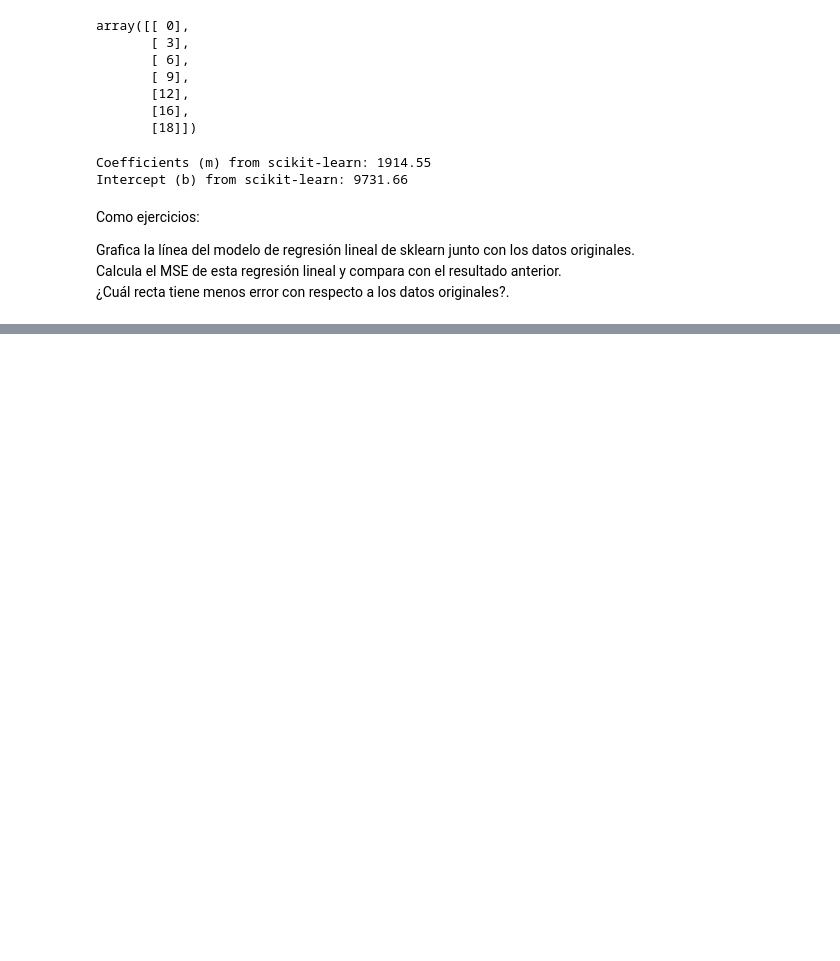
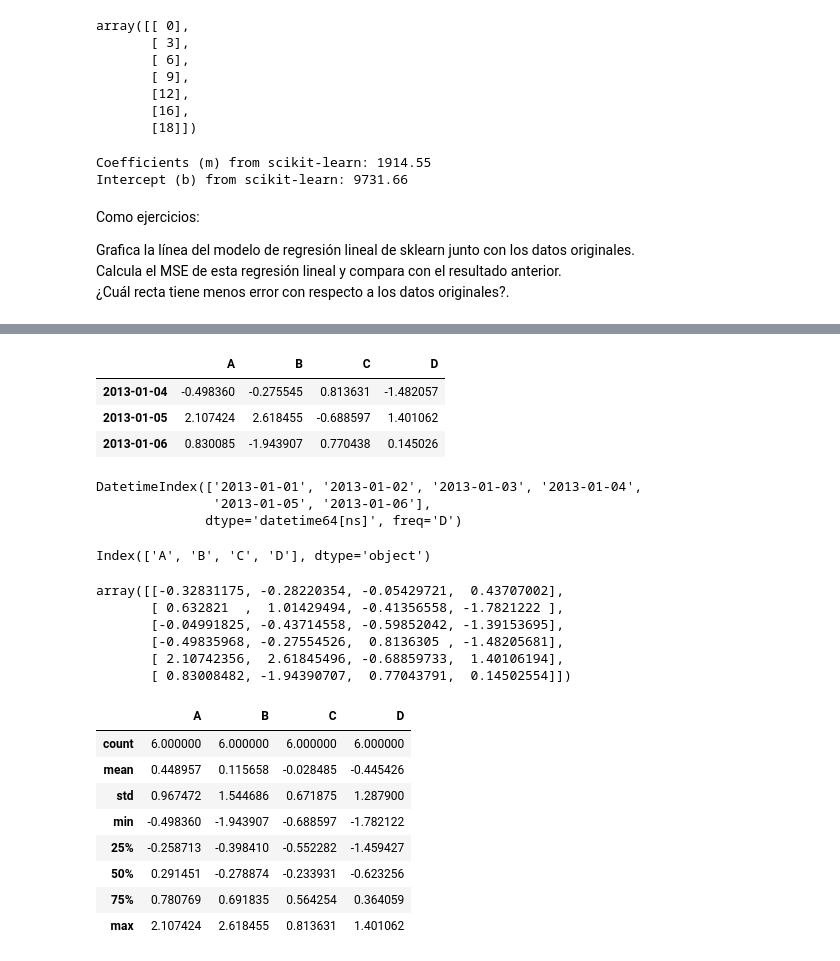
Before and after one commit to Scanfmonse/ExamenCompiladores, a Jupyter notebook: mineriacolab1.ipynb, the cells around one changed output, grey strips where cells are left out. Saved outputs shown, nothing was run; the diff lists cells and outputs as text; code cells hidden in the pictures; blank space fills up the shorter version.

```diff
--- a/mineriacolab1.ipynb
+++ b/mineriacolab1.ipynb
@@ -907,0 +978,2 @@ plt.show()
+# %%
+dates = pd.date_range("20130101", periods=6)
@@ -907,0 +986,2 @@ plt.show()
+# %%
+df = pd.DataFrame(np.random.randn(6, 4), index=dates, columns=list("ABCD"))
@@ -907,0 +1037,38 @@ plt.show()
+# %%
+df.tail(3)
+# %% [output]
+|  | A | B | C | D |
+| 2013-01-04 | -0.498360 | -0.275545 | 0.813631 | -1.482057 |
+| 2013-01-05 | 2.107424 | 2.618455 | -0.688597 | 1.401062 |
+| 2013-01-06 | 0.830085 | -1.943907 | 0.770438 | 0.145026 |
+# %%
+df.index
+# %% [output]
+DatetimeIndex(['2013-01-01', '2013-01-02', '2013-01-03', '2013-01-04',
+               '2013-01-05', '2013-01-06'],
+              dtype='datetime64[ns]', freq='D')
+# %%
+df.columns
+# %% [output]
+Index(['A', 'B', 'C', 'D'], dtype='object')
+# %%
+df.to_numpy()
+# %% [output]
+array([[-0.32831175, -0.28220354, -0.05429721,  0.43707002],
+       [ 0.632821  ,  1.01429494, -0.41356558, -1.7821222 ],
+       [-0.04991825, -0.43714558, -0.59852042, -1.39153695],
+       [-0.49835968, -0.27554526,  0.8136305 , -1.48205681],
+       [ 2.10742356,  2.61845496, -0.68859733,  1.40106194],
+       [ 0.83008482, -1.94390707,  0.77043791,  0.14502554]])
+# %%
+df.describe()
+# %% [output]
+|  | A | B | C | D |
+| count | 6.000000 | 6.000000 | 6.000000 | 6.000000 |
+| mean | 0.448957 | 0.115658 | -0.028485 | -0.445426 |
+| std | 0.967472 | 1.544686 | 0.671875 | 1.287900 |
+| min | -0.498360 | -1.943907 | -0.688597 | -1.782122 |
+| 25% | -0.258713 | -0.398410 | -0.552282 | -1.459427 |
+| 50% | 0.291451 | -0.278874 | -0.233931 | -0.623256 |
+| 75% | 0.780769 | 0.691835 | 0.564254 | 0.364059 |
+| max | 2.107424 | 2.618455 | 0.813631 | 1.401062 |
```
Also changed, not shown: parts of 13 cells of this notebook.
